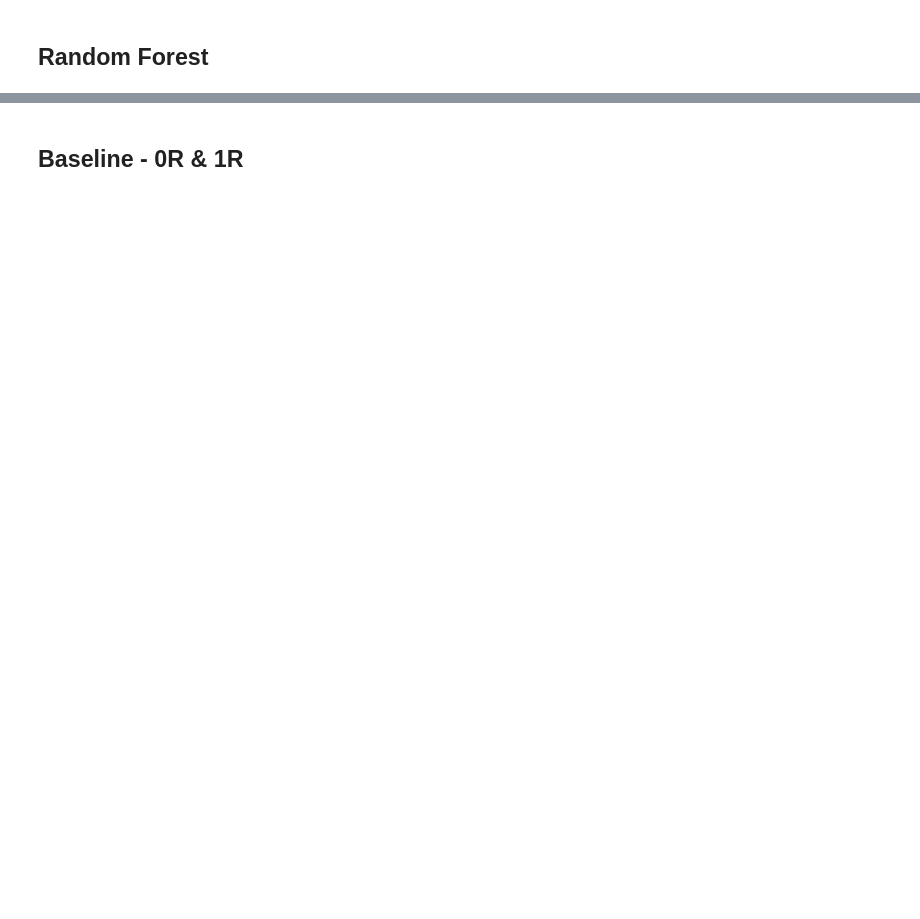
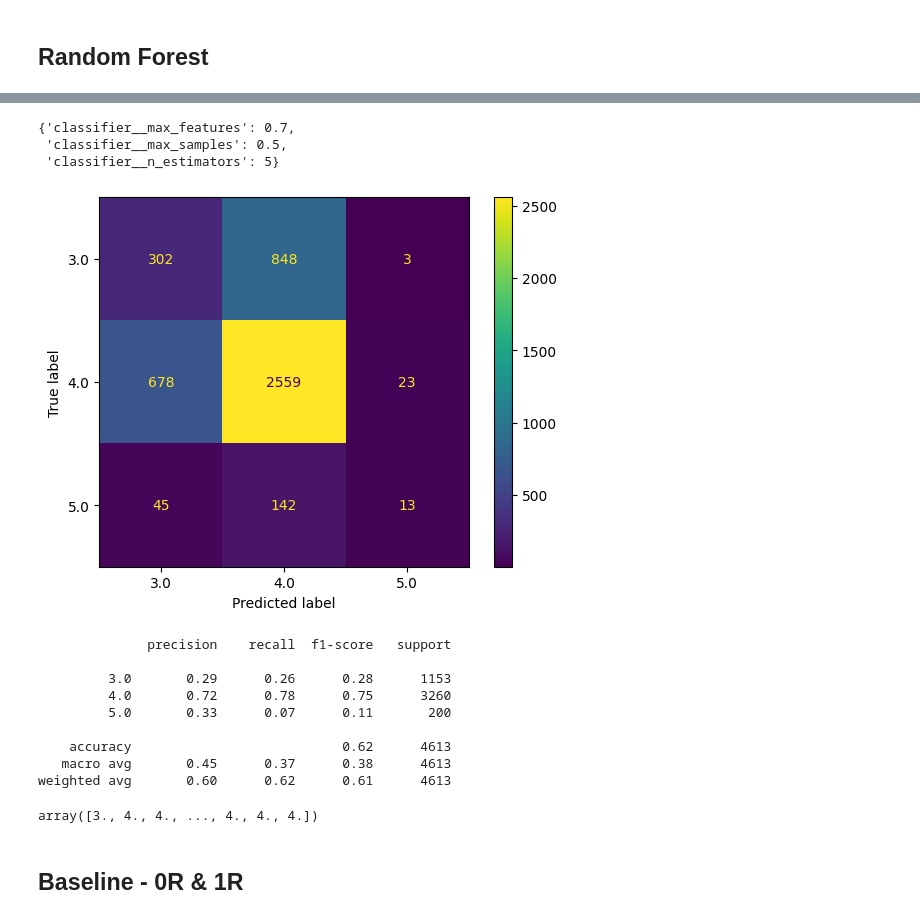
Before and after one commit to 7angel4/Goodreads-rating-classification, a Jupyter notebook: comp30027-a2.ipynb, the cells around one changed output, grey strips where cells are left out. Cells and saved outputs as stored; diff of their text form; code cells hidden in the pictures; blank space fills up the shorter version.

```diff
--- a/comp30027-a2.ipynb
+++ b/comp30027-a2.ipynb
@@ -841,5 +917,7 @@ validate_and_test(adab, transformed_X_train, y_train, transformed_X_val, y_val)
 # %%
 from sklearn.ensemble import RandomForestClassifier
 
-rf = RandomForestClassifier(max_depth=2, random_state=30027)
-validate_and_test(rf, X_train, y_train, X_val, y_val)
+rf = Pipeline([
+    ("preprocessor", preprocessor),
+    ("classifier",
+     RandomForestClassifier(random_state=30027, max_samples=0.5, max_features='log2', criterion='entropy', n_estimators=5))])
@@ -856,3 +966,25 @@ evaluate(stacking_clf, X_val, y_val, print_confusion_matrix=True, print_classifi
+# %%
+cv_results.iloc[35,0]
+# but max_features='log2' works better than 0.7
+# %% [output]
+{'classifier__max_features': 0.7,
+ 'classifier__max_samples': 0.5,
+ 'classifier__n_estimators': 5}
+# %%
+rf.fit(X_train, y_train)
+evaluate(rf, X_val, y_val)
+# %% [output]
+[figure, added]
+              precision    recall  f1-score   support
+
+         3.0       0.29      0.26      0.28      1153
+         4.0       0.72      0.78      0.75      3260
+         5.0       0.33      0.07      0.11       200
+
+    accuracy                           0.62      4613
+   macro avg       0.45      0.37      0.38      4613
+weighted avg       0.60      0.62      0.61      4613
+array([3., 4., 4., ..., 4., 4., 4.])
 # %% [markdown]
 ## Baseline - 0R & 1R
 # %%
```
Also changed, not shown: parts of 29 cells of this notebook.
